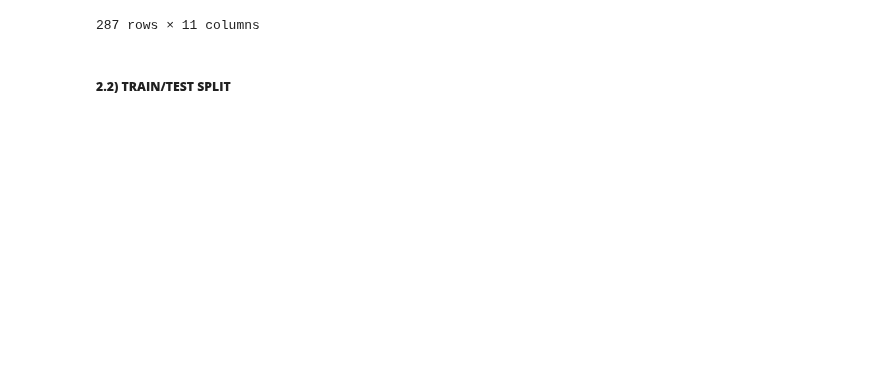
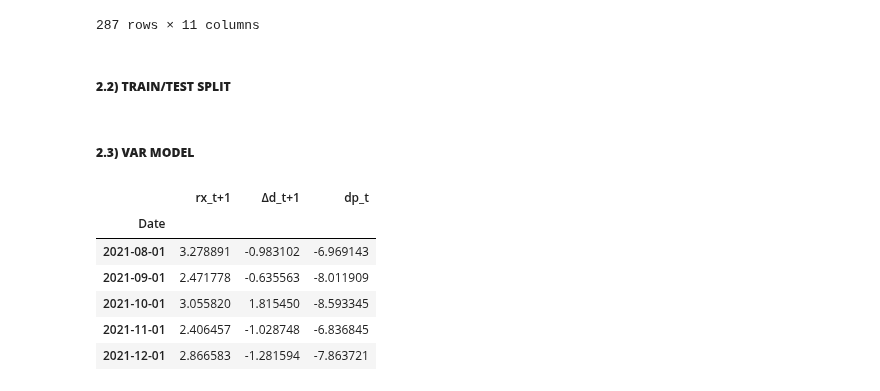
Before and after one commit to EliaLand/Martingale_FVM_AssetPricing, a Jupyter notebook: Part 2/main_FVM.ipynb, the cells around one changed output. Saved outputs shown, nothing was run; the diff lists cells and outputs as text; code cells hidden in the pictures; blank space fills up the shorter version.

```diff
--- a/Part 2/main_FVM.ipynb
+++ b/Part 2/main_FVM.ipynb
@@ -169,3 +170,21 @@ train_monthly_df.to_csv("FVM_data/train_monthly_df.csv", index=False)
 
 test_monthly_df = monthly_df[monthly_df["Date"] >= "2021-12-31"]
 test_monthly_df.to_csv("FVM_data/test_monthly_df.csv", index=False)
+# %% [markdown]
+##### **2.3) VAR MODEL**
+# %%
+# Clean the df for state space vector
+# (!!!) Transfrom date in index and covert value columns to numeric
+train_monthly_df = train_monthly_df[["Date", "rx_t+1", "Δd_t+1", "dp_t"]]
+train_monthly_df = train_monthly_df.set_index("Date")
+train_monthly_df = train_monthly_df.apply(pd.to_numeric, errors="coerce")
+
+train_monthly_df.tail()
+# %% [output]
+|  | rx_t+1 | Δd_t+1 | dp_t |
+| Date |  |  |  |
+| 2021-08-01 | 3.278891 | -0.983102 | -6.969143 |
+| 2021-09-01 | 2.471778 | -0.635563 | -8.011909 |
+| 2021-10-01 | 3.055820 | 1.815450 | -8.593345 |
+| 2021-11-01 | 2.406457 | -1.028748 | -6.836845 |
+| 2021-12-01 | 2.866583 | -1.281594 | -7.863721 |
```
Also changed, not shown: parts of 9 cells of this notebook, 10 other files.
